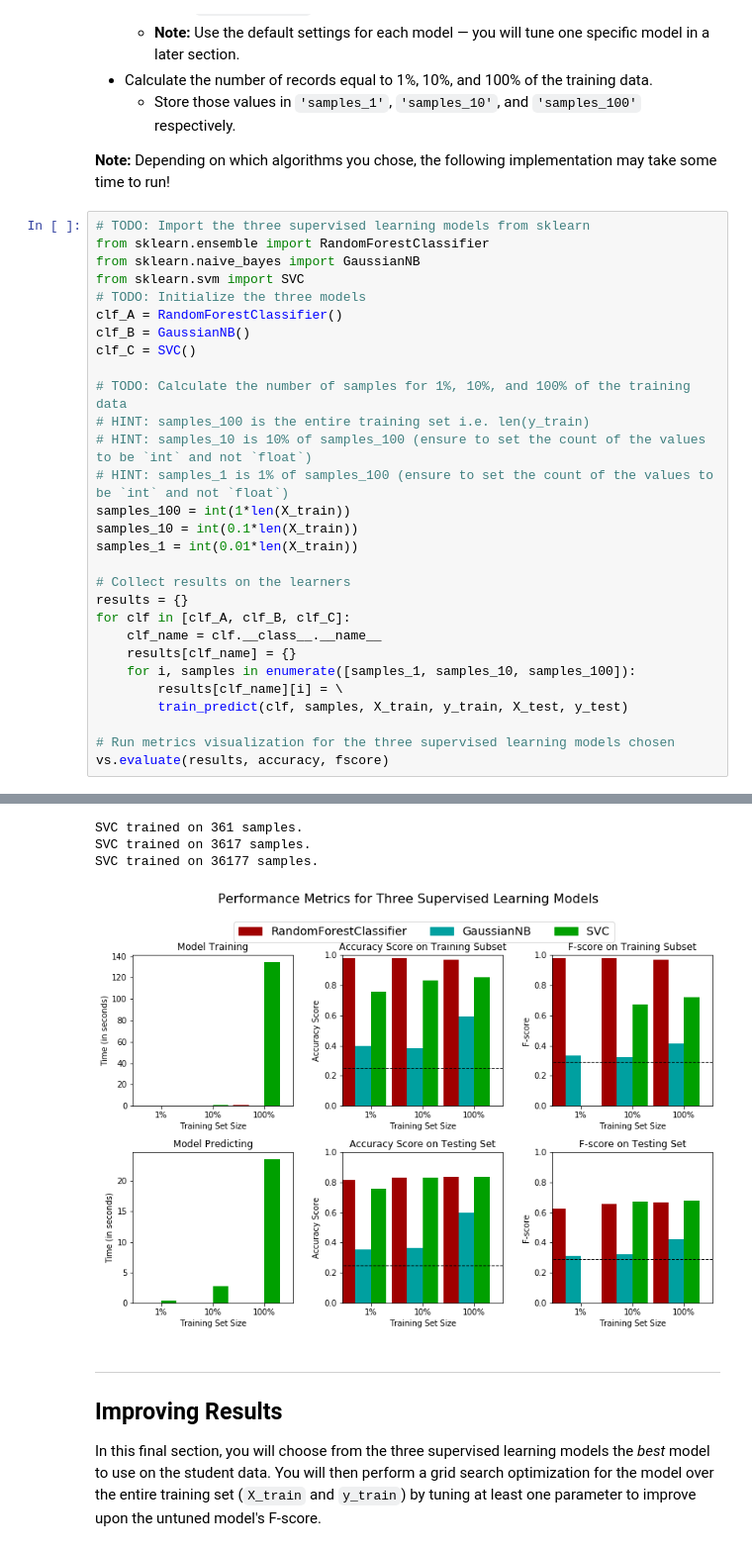
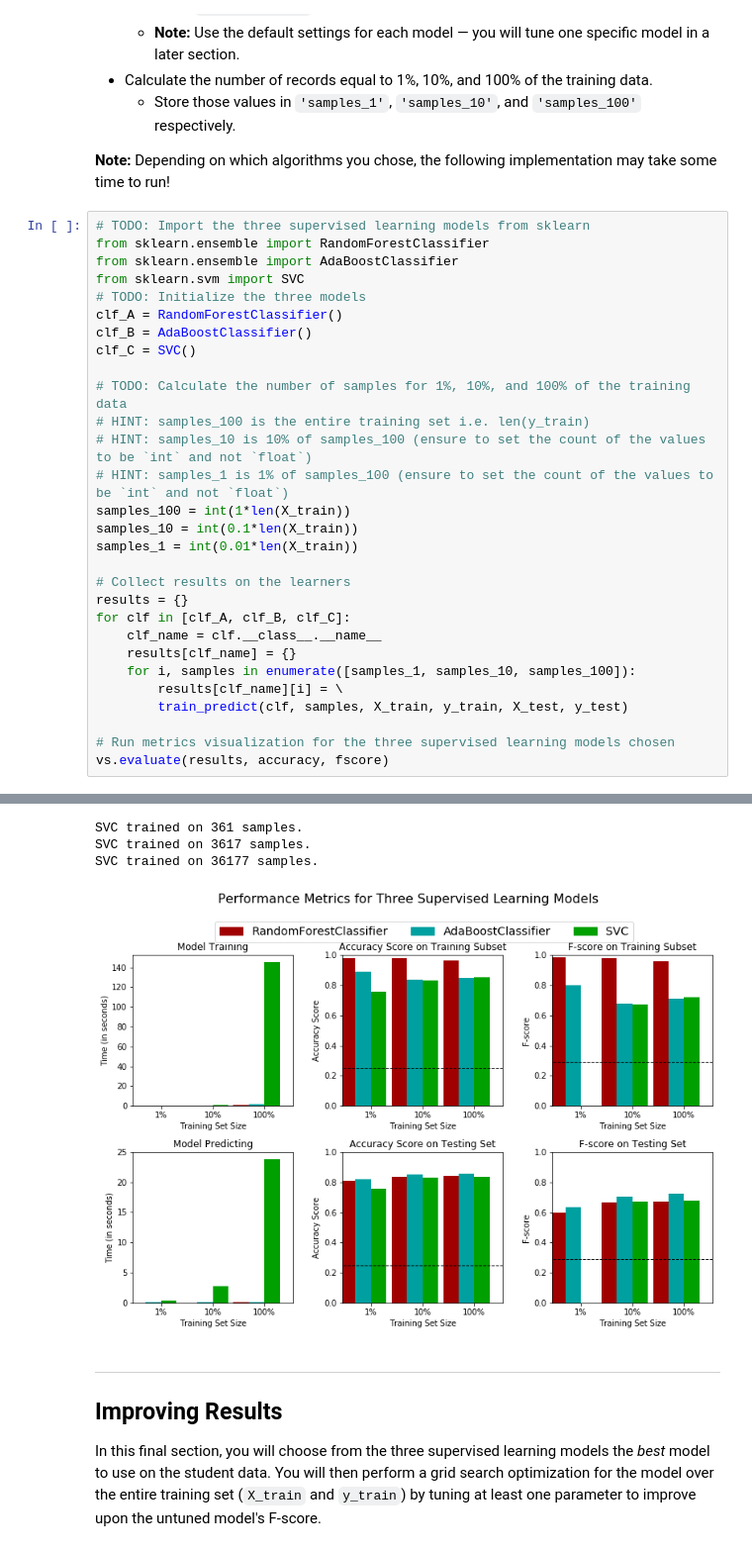
Before and after one commit to Ahmad-Almosallam/Finding-Donors-for-CharityML-machine-learning, a Jupyter notebook: Finding-Donors-for-CharityML.ipynb, the cells around one changed output, grey strips where cells are left out. Shown at 99% size. Saved outputs shown, nothing was run; the diff lists cells and outputs as text.

```diff
--- a/Finding-Donors-for-CharityML.ipynb
+++ b/Finding-Donors-for-CharityML.ipynb
@@ -431,11 +435,11 @@ In the code cell, you will need to implement the following:
 # %%
 # TODO: Import the three supervised learning models from sklearn
 from sklearn.ensemble import RandomForestClassifier
-from sklearn.naive_bayes import GaussianNB
+from sklearn.ensemble import AdaBoostClassifier
 from sklearn.svm import SVC
 # TODO: Initialize the three models
 clf_A = RandomForestClassifier()
-clf_B = GaussianNB()
+clf_B = AdaBoostClassifier()
 clf_C = SVC()
 
 # TODO: Calculate the number of samples for 1%, 10%, and 100% of the training data
@@ -467,7 +471,7 @@ GaussianNB trained on 36177 samples.
 SVC trained on 361 samples.
 SVC trained on 3617 samples.
 SVC trained on 36177 samples.
-[figure, old version]
+[figure, new version]
 # %% [markdown]
 ----
 ## Improving Results
```
Also changed, not shown: parts of 17 cells of this notebook, 1 other file.
